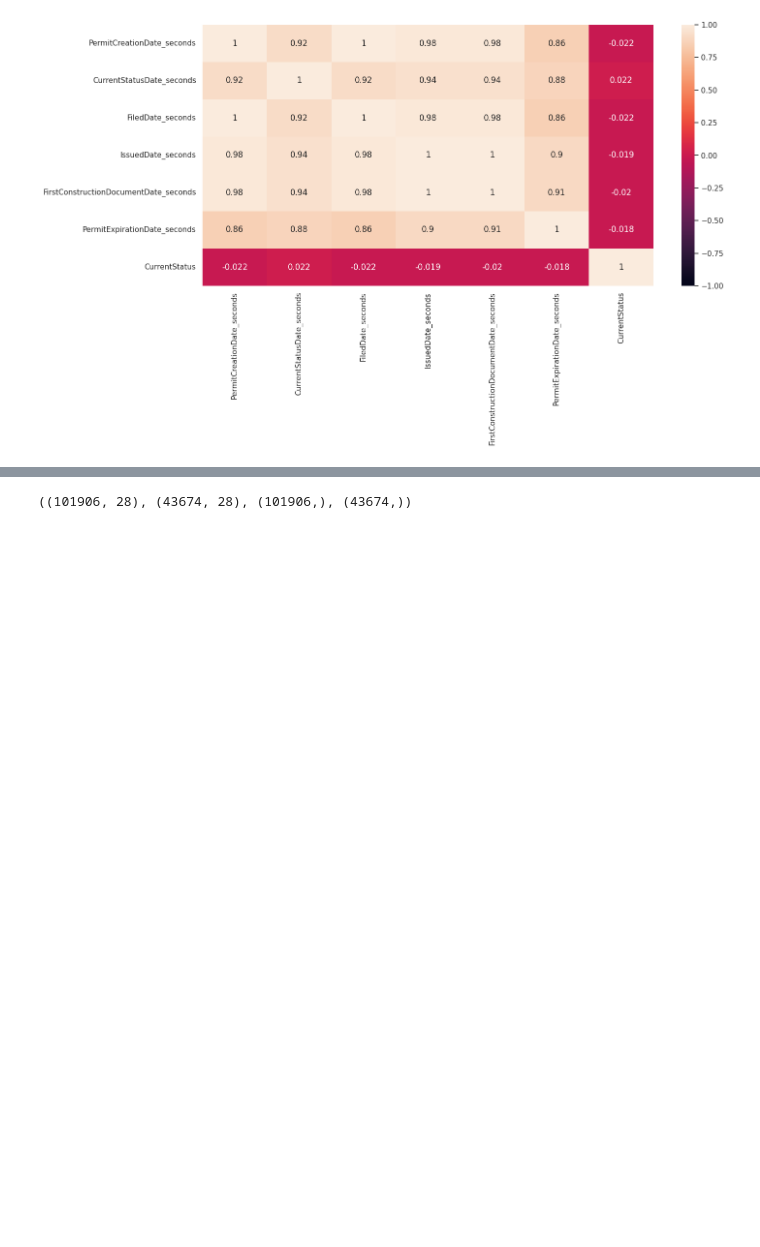
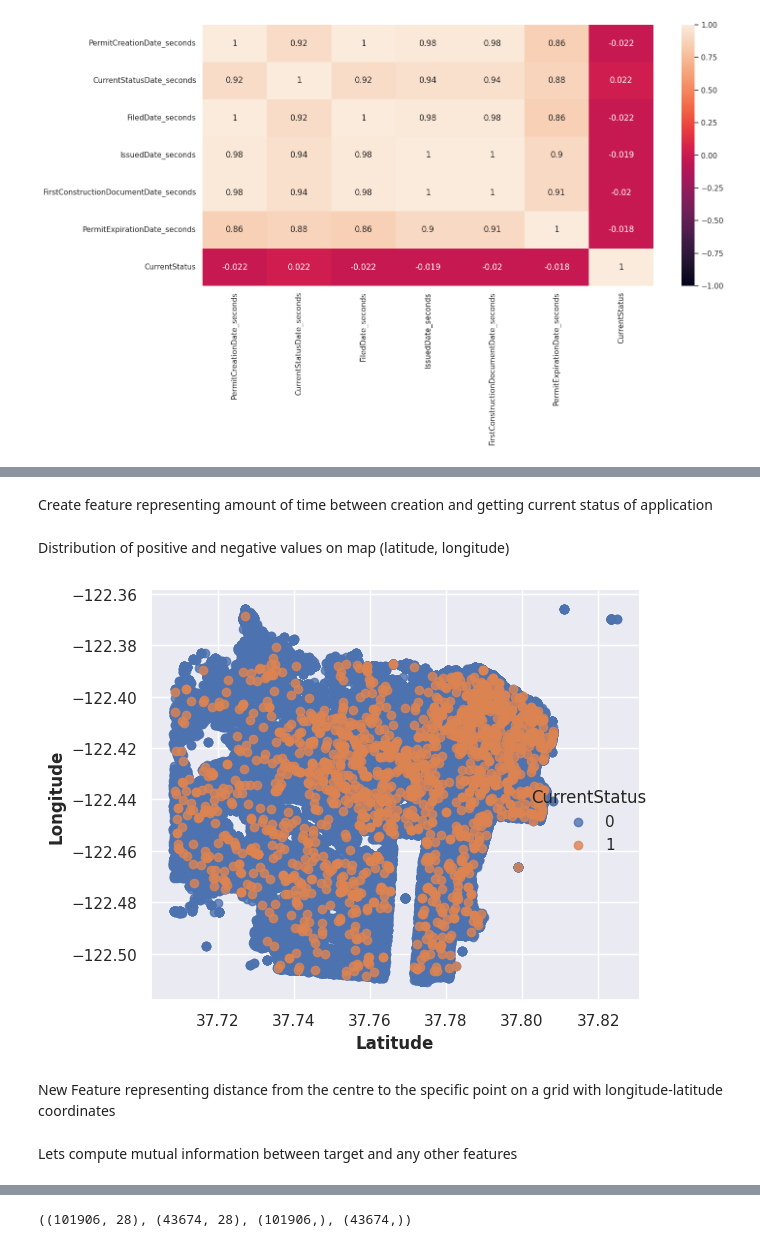
Before and after one commit to Suraba03/ml_san_francisco_permits, a Jupyter notebook: main.ipynb, the cells around one changed output, grey strips where cells are left out. Drawn from its saved outputs; the diff is of its cells as text; code cells hidden in the pictures; blank space fills up the shorter version.

```diff
--- a/main.ipynb
+++ b/main.ipynb
@@ -727,0 +361,2 @@ df_clean.head()
+# %%
+df_clean.drop(['Description'], axis=1, inplace=True)
@@ -727,0 +401,51 @@ df_clean.head()
+# %%
+X.replace({False: 0, True: 1}, inplace=True)
+# %%
+from sklearn.feature_selection import mutual_info_classif
+
+# Set Matplotlib defaults
+plt.style.use("seaborn-whitegrid")
+plt.rc("figure", autolayout=True)
+plt.rc(
+    "axes",
+    labelweight="bold",
+    labelsize="large",
+    titleweight="bold",
+    titlesize=14,
+    titlepad=10,
+)
+
+
+def make_mi_scores(X, y):
+    X = X.copy()
+    for colname in X.select_dtypes(["object", "category"]):
+        X[colname], _ = X[colname].factorize()
+    # All discrete features should now have integer dtypes
+    discrete_features = [pd.api.types.is_integer_dtype(t) for t in X.dtypes]
+    mi_scores = mutual_info_classif(X, y, discrete_features=discrete_features, random_state=0)
+    mi_scores = pd.Series(mi_scores, name="MI Scores", index=X.columns)
+    mi_scores = mi_scores.sort_values(ascending=False)
+    return mi_scores
+
+
+def plot_mi_scores(scores):
+    scores = scores.sort_values(ascending=True)
+    width = np.arange(len(scores))
+    ticks = list(scores.index)
+    plt.barh(width, scores)
+    plt.yticks(width, ticks)
+    plt.title("Mutual Information Scores")
+# %% [markdown]
+Create feature representing amount of time between creation and getting current status of application
+# %%
+X['CreationToCurrent_duration'] = (X.CurrentStatusDate_seconds - X.PermitCreationDate_seconds)
+# %% [markdown]
+Distribution of positive and negative values on map (latitude, longitude)
+# %%
+sns.set(rc={'figure.figsize':(20, 10)})
+
+sns.lmplot(data=pd.concat([X, pd.DataFrame(y)], axis=1), x="Latitude", y="Longitude", hue=target, fit_reg=False);
+# %% [output]
+[figure, added]
+# %% [markdown]
+New Feature representing distance from the centre to the specific point on a grid with longitude-latitude coordinates
@@ -727,0 +458,2 @@ df_clean.head()
+# %% [markdown]
+Lets compute mutual information between target and any other features
```
Also changed, not shown: parts of 177 cells of this notebook.
